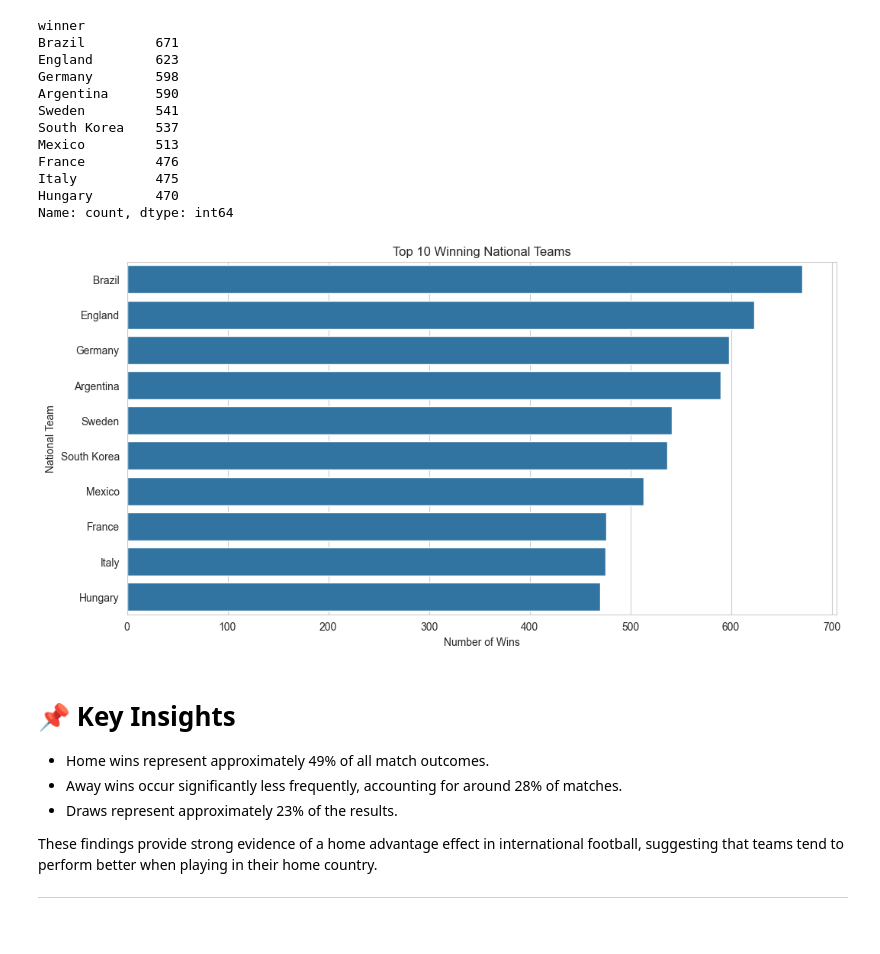
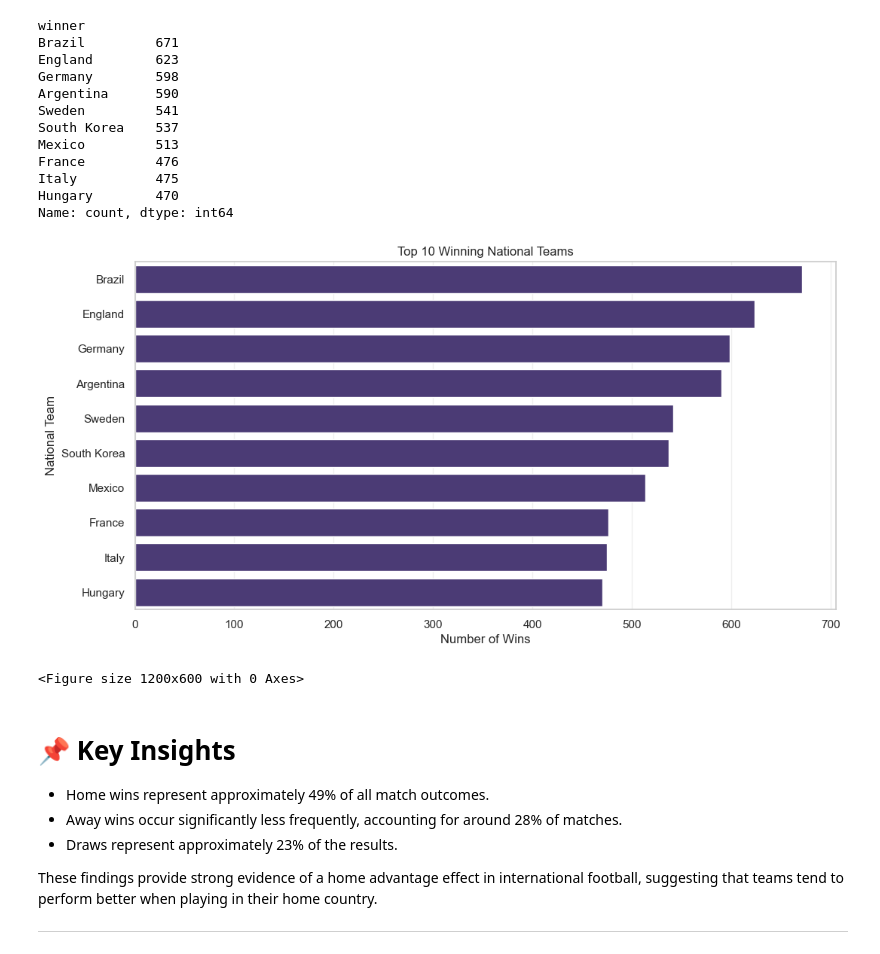
Before and after one commit to fabii2607/world-cup-predictor, a Jupyter notebook: backend/notebooks/01_results_eda.ipynb, the cells around one changed output. Cells and saved outputs as stored; diff of their text form; code cells hidden in the pictures.

```diff
--- a/backend/notebooks/01_results_eda.ipynb
+++ b/backend/notebooks/01_results_eda.ipynb
@@ -339,23 +341,24 @@ Name: count, dtype: int64
 # %%
 # 📊 Top Winning Countries Visualization
 
-plt.figure(figsize=(12,6)
-plt.grid(alpha=0.3))
+plt.figure(figsize=(12,6))
+plt.grid(alpha=0.3)
 
 sns.barplot(
     x=top_winners.values,
     y=top_winners.index
 )
 
 plt.title("Top 10 Winning National Teams")
 plt.xlabel("Number of Wins")
 plt.ylabel("National Team")
 
 plt.show()
 
 plt.tight_layout()
 # %% [output]
-[figure, old version]
+[figure, new version]
+<Figure size 1200x600 with 0 Axes>
 # %% [markdown]
 # 📌 Key Insights
 
```
Also changed, not shown: parts of 11 cells of this notebook, 7 other files.
